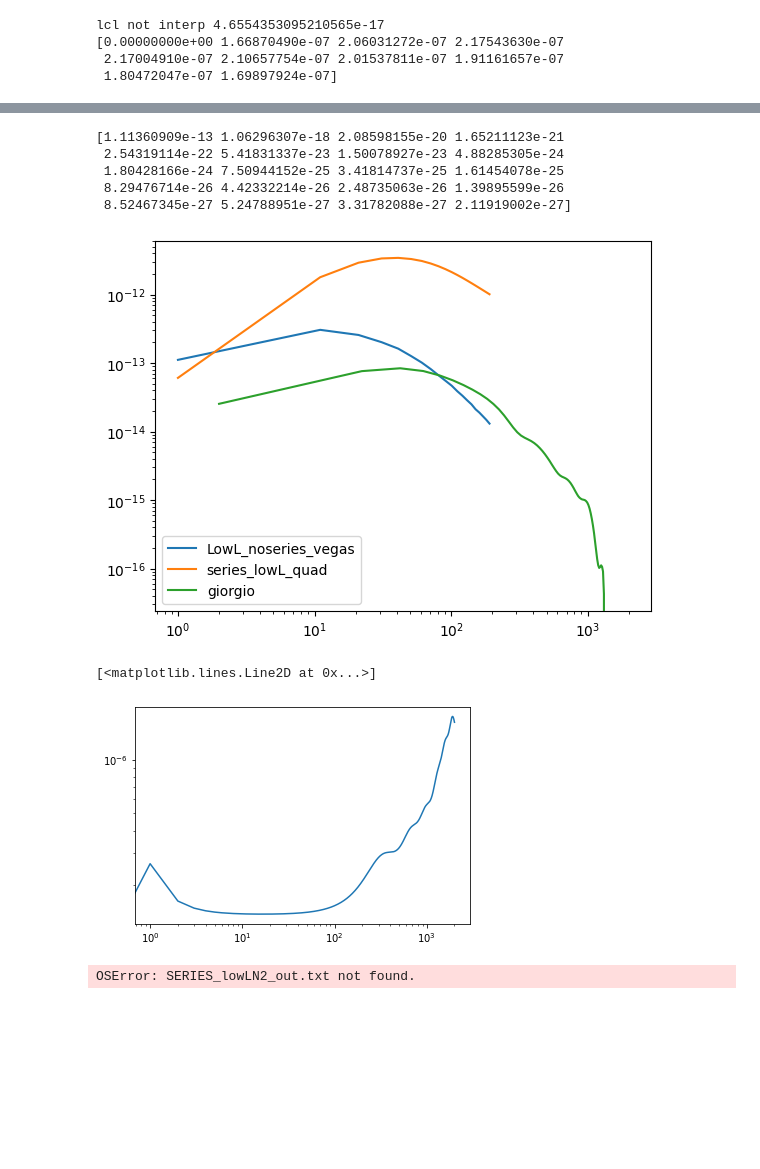
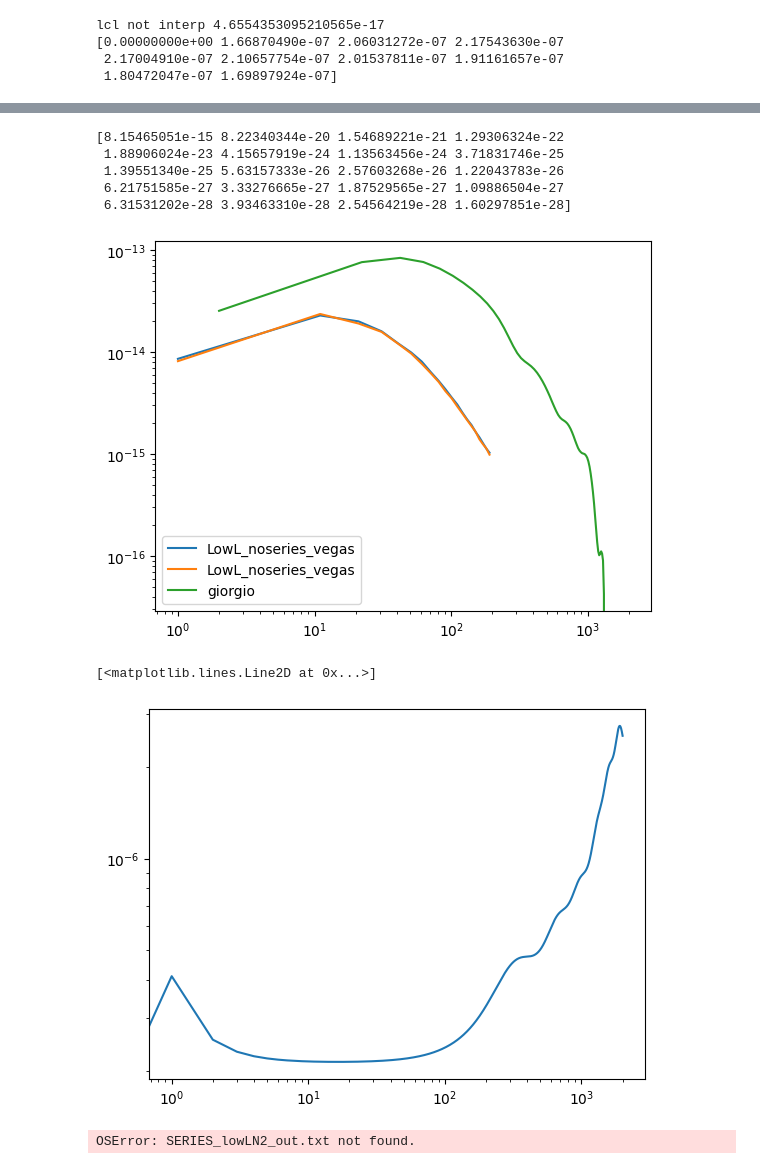
Before and after one commit to aleksandrbowkis/bispec_opt_est, a Jupyter notebook: N2_numerical/N2_tests.ipynb, the cells around one changed output, grey strips where cells are left out. Cells and saved outputs as stored; diff of their text form; code cells hidden in the pictures; blank space fills up the shorter version.

```diff
--- a/N2_numerical/N2_tests.ipynb
+++ b/N2_numerical/N2_tests.ipynb
@@ -58,26 +58,29 @@ L = np.load(os.path.join(input_dir, "L.npy"))
 
 Lfac_kappa = (0.5*L*(L+1))**3
 vegas_lowL = np.load(os.path.join(input_dir, "VEGAS_lowL.npy"))
+nonoise_vegas_lowL = np.load(os.path.join(input_dir, "nonoise_VEGAS_lowL.npy"))
+
+plt.loglog(L, Lfac_kappa*nonoise_vegas_lowL, label = 'LowL_noseries_vegas')
 plt.loglog(L, Lfac_kappa*vegas_lowL, label = 'LowL_noseries_vegas')
-plt.loglog(LensingL,-1*testquad, label='series_lowL_quad')
+#plt.loglog(LensingL,-1*testquad, label='series_lowL_quad')
 plt.loglog(L_analytic, N2_6pt, label='giorgio')
 plt.legend()
 print(vegas_lowL)
 # %% [output]
-[1.11360909e-13 1.06296307e-18 2.08598155e-20 1.65211123e-21
- 2.54319114e-22 5.41831337e-23 1.50078927e-23 4.88285305e-24
- 1.80428166e-24 7.50944152e-25 3.41814737e-25 1.61454078e-25
- 8.29476714e-26 4.42332214e-26 2.48735063e-26 1.39895599e-26
- 8.52467345e-27 5.24788951e-27 3.31782088e-27 2.11919002e-27]
+[8.15465051e-15 8.22340344e-20 1.54689221e-21 1.29306324e-22
+ 1.88906024e-23 4.15657919e-24 1.13563456e-24 3.71831746e-25
+ 1.39551340e-25 5.63157333e-26 2.57603268e-26 1.22043783e-26
+ 6.21751585e-27 3.33276665e-27 1.87529565e-27 1.09886504e-27
+ 6.31531202e-28 3.93463310e-28 2.54564219e-28 1.60297851e-28]
-[figure, old version]
+[figure, new version]
 # %%
 L_norm, norm_phi = np.loadtxt('norm_phi.txt')
-Lfac_norm = (L_norm*(L_norm+1.))**2/(2*np.pi)
+Lfac_norm = (0.5*L_norm*(L_norm+1.))**2
 plt.loglog(L_norm, Lfac_norm*norm_phi)
 #This looks legit.
 # %% [output]
 [<matplotlib.lines.Line2D at 0x...>]
-[figure, old version]
+[figure, new version]
 # %%
 L, out = np.loadtxt('SERIES_lowLN2_out.txt')
 L, full_int_out = np.loadtxt('lowLN2_out.txt')
```
Also changed, not shown: parts of 1 cell of this notebook, 35 other files.
